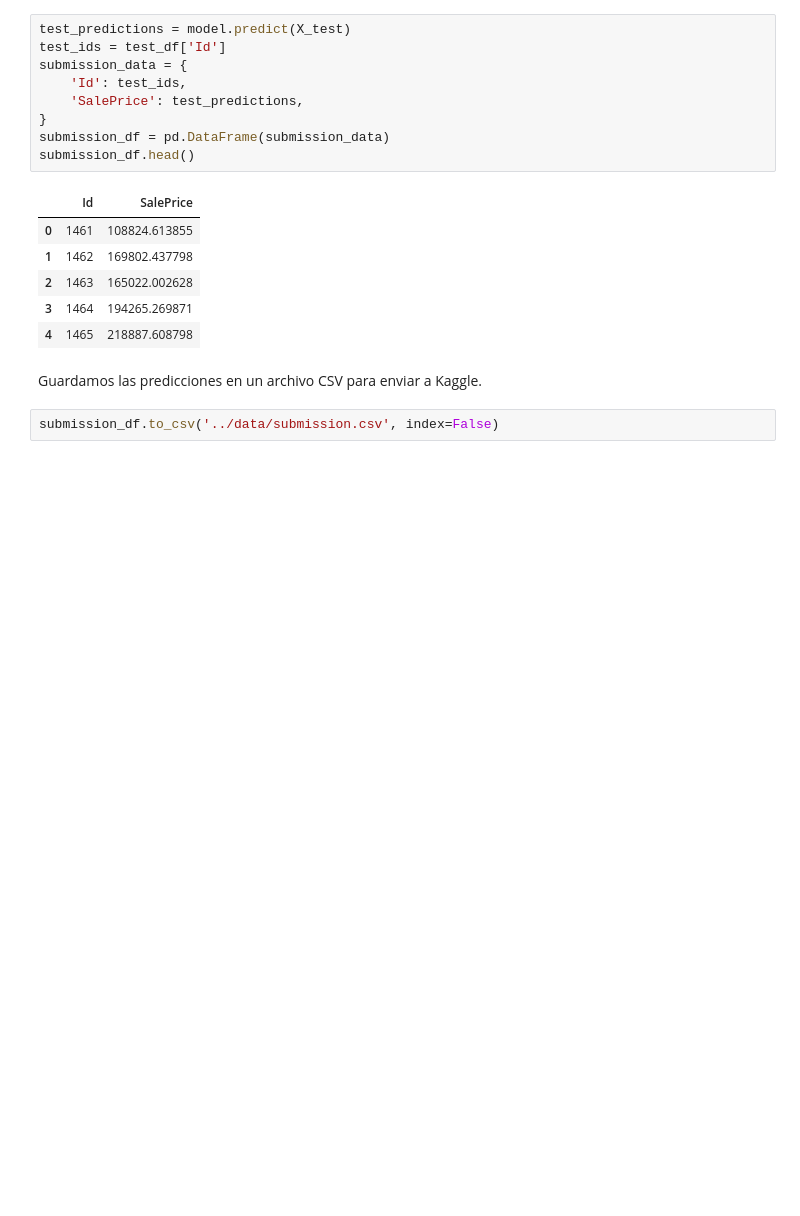
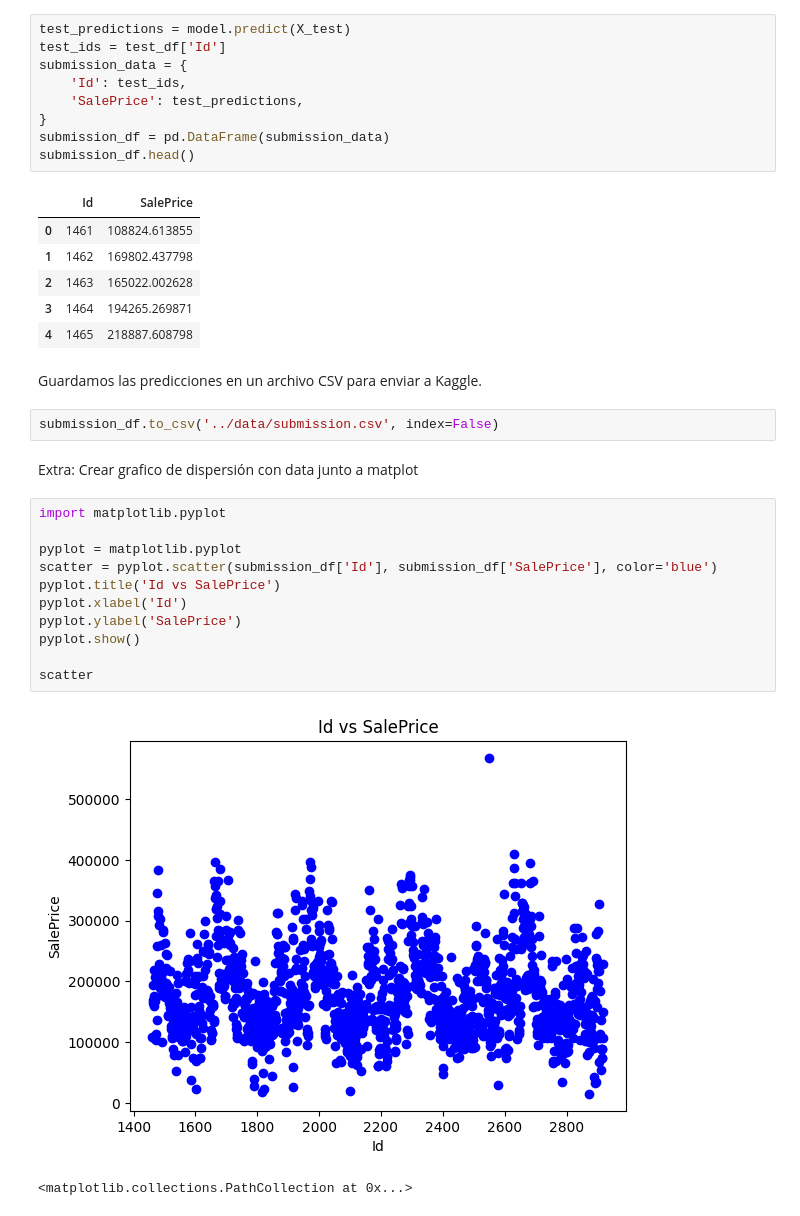
Before and after one commit to KimBarrientosR/Python-Intro-for-Data-Science, a Jupyter notebook: notebooks/Lesson VI - Kaggle Challenge.ipynb, the cells around one changed output. Cells and saved outputs as stored; diff of their text form; blank space fills up the shorter version.

Commit message:
Create more graphics with data from kaggle

```diff
--- a/notebooks/Lesson VI - Kaggle Challenge.ipynb
+++ b/notebooks/Lesson VI - Kaggle Challenge.ipynb
@@ -416,3 +416,19 @@ submission_df.head()
 Guardamos las predicciones en un archivo CSV para enviar a Kaggle.
 # %%
 submission_df.to_csv('../data/submission.csv', index=False)
+# %% [markdown]
+Extra: Crear grafico de dispersión con data junto a matplot
+# %%
+import matplotlib.pyplot
+
+pyplot = matplotlib.pyplot
+scatter = pyplot.scatter(submission_df['Id'], submission_df['SalePrice'], color='blue')
+pyplot.title('Id vs SalePrice')
+pyplot.xlabel('Id')
+pyplot.ylabel('SalePrice')
+pyplot.show()
+
+scatter
+# %% [output]
+[figure, added]
+<matplotlib.collections.PathCollection at 0x...>
```
Also changed, not shown: parts of 2 cells of this notebook.
